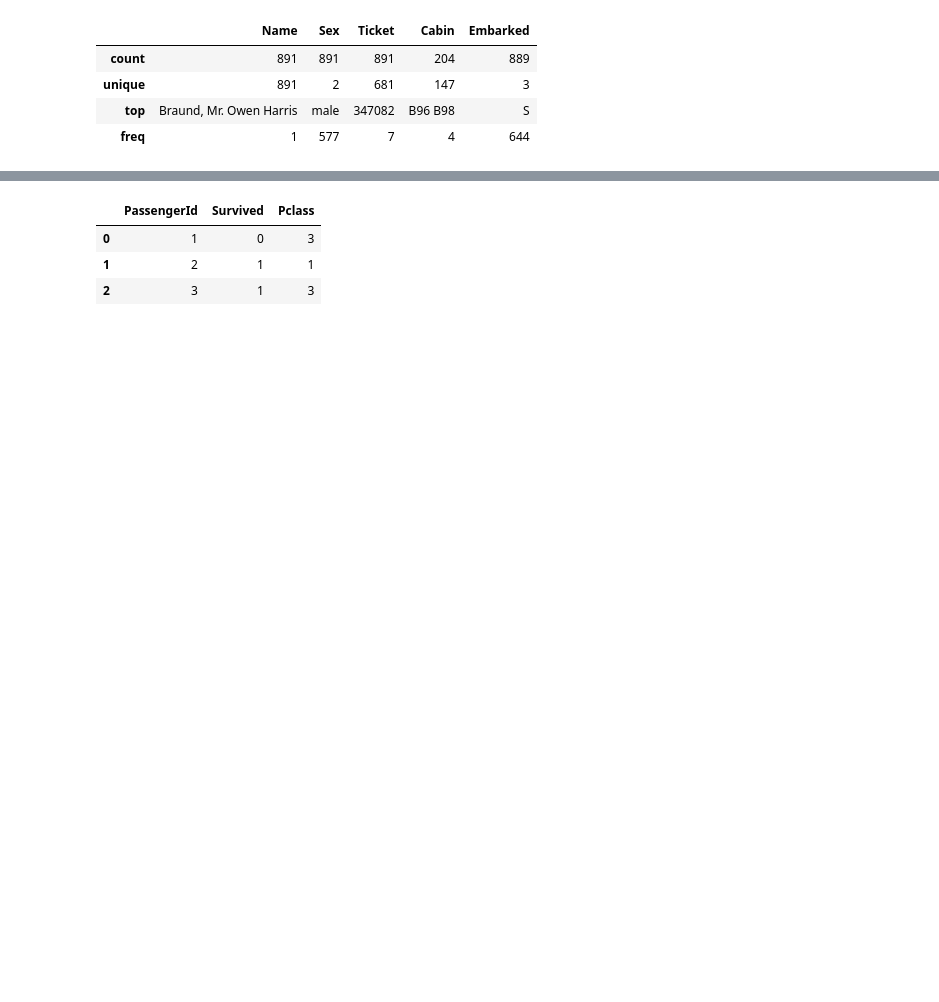
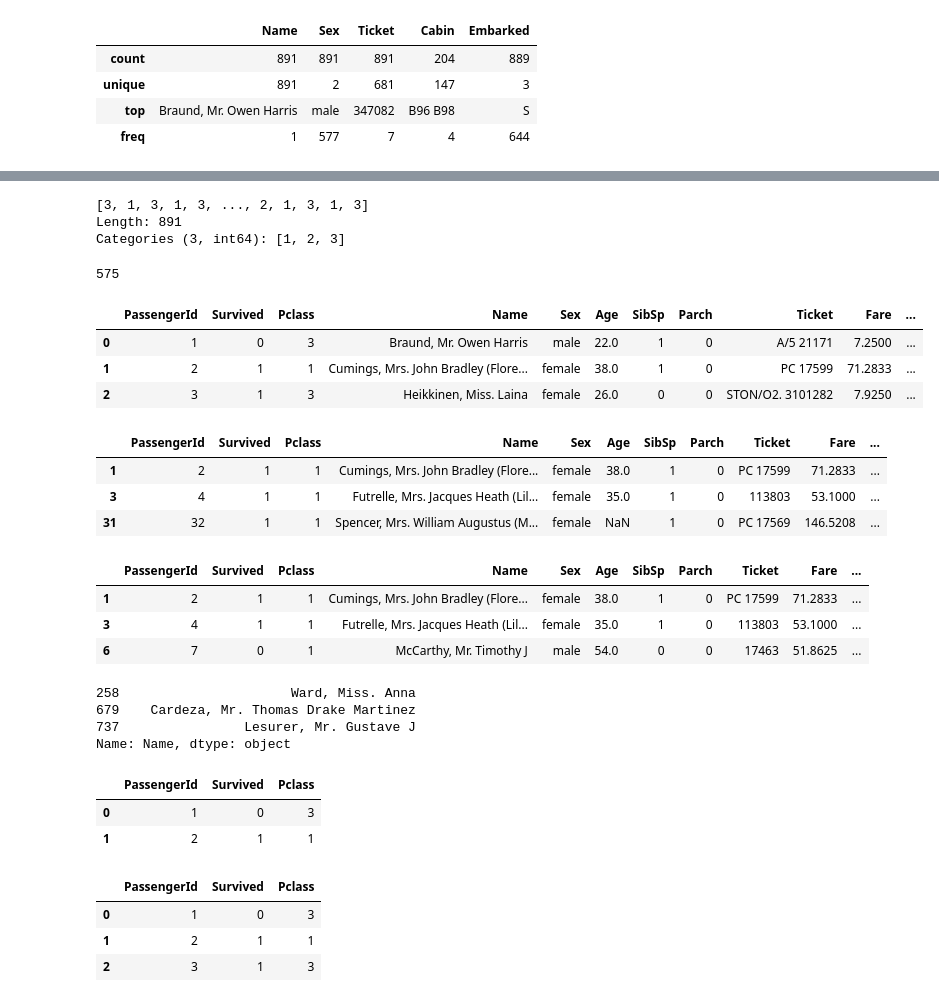
Before and after one commit to vipin0761/Data_Science, a Jupyter notebook: pandas_part_1.ipynb, the cells around one changed output, grey strips where cells are left out. Cells and saved outputs as stored; diff of their text form; code cells hidden in the pictures; blank space fills up the shorter version.

```diff
--- a/pandas_part_1.ipynb
+++ b/pandas_part_1.ipynb
@@ -530,0 +141,6 @@ df.iloc[0:2,[0,1,2]]
+# %%
+pd.Categorical(df['Pclass'])  # analysing categorical data
+# %% [output]
+[3, 1, 3, 1, 3, ..., 2, 1, 3, 1, 3]
+Length: 891
+Categories (3, int64): [1, 2, 3]
@@ -531,3 +149,41 @@ df.iloc[0:2,[0,1,2]]
+# %%
+len(df[df['Age'] >18])
+# %% [output]
+575
+# %%
+df[df['Age'] >18].head(3) # records where age > 18
+# %% [output]
+|  | PassengerId | Survived | Pclass | Name | Sex | Age | SibSp | Parch | Ticket | Fare | ... |
+| 0 | 1 | 0 | 3 | Braund, Mr. Owen Harris | male | 22.0 | 1 | 0 | A/5 21171 | 7.2500 | ... |
+| 1 | 2 | 1 | 1 | Cumings, Mrs. John Bradley (Flore... | female | 38.0 | 1 | 0 | PC 17599 | 71.2833 | ... |
+| 2 | 3 | 1 | 3 | Heikkinen, Miss. Laina | female | 26.0 | 0 | 0 | STON/O2. 3101282 | 7.9250 | ... |
+# %%
+df[(df['Sex'] == 'female')  & (df['Fare'] > 32 )].head(3) # multiple filters with and
+# %% [output]
+|  | PassengerId | Survived | Pclass | Name | Sex | Age | SibSp | Parch | Ticket | Fare | ... |
+| 1 | 2 | 1 | 1 | Cumings, Mrs. John Bradley (Flore... | female | 38.0 | 1 | 0 | PC 17599 | 71.2833 | ... |
+| 3 | 4 | 1 | 1 | Futrelle, Mrs. Jacques Heath (Lil... | female | 35.0 | 1 | 0 | 113803 | 53.1000 | ... |
+| 31 | 32 | 1 | 1 | Spencer, Mrs. William Augustus (M... | female | NaN | 1 | 0 | PC 17569 | 146.5208 | ... |
+# %%
+df[(df['Sex'] == 'felmale')  | (df['Fare'] > 32 )].head(3) # multiple filters with or
+# %% [output]
+|  | PassengerId | Survived | Pclass | Name | Sex | Age | SibSp | Parch | Ticket | Fare | ... |
+| 1 | 2 | 1 | 1 | Cumings, Mrs. John Bradley (Flore... | female | 38.0 | 1 | 0 | PC 17599 | 71.2833 | ... |
+| 3 | 4 | 1 | 1 | Futrelle, Mrs. Jacques Heath (Lil... | female | 35.0 | 1 | 0 | 113803 | 53.1000 | ... |
+| 6 | 7 | 0 | 1 | McCarthy, Mr. Timothy J | male | 54.0 | 0 | 0 | 17463 | 51.8625 | ... |
+# %%
+df[df['Fare'] == max(df['Fare'])]['Name'] # specific column with max fare
+# %% [output]
+258                      Ward, Miss. Anna
+679    Cardeza, Mr. Thomas Drake Martinez
+737                Lesurer, Mr. Gustave J
+Name: Name, dtype: object
+# %%
+df.iloc[0:2,[0,1,2]] # iloc is used to extract specific row and clo number combination -- iloc[r_start:r_end, [col1,co2... coln]]
+# %% [output]
+|  | PassengerId | Survived | Pclass |
+| 0 | 1 | 0 | 3 |
+| 1 | 2 | 1 | 1 |
 # %%
 df.loc[0:2,['PassengerId','Survived','Pclass']]
 # %% [output]
```
Also changed, not shown: parts of 47 cells of this notebook.
